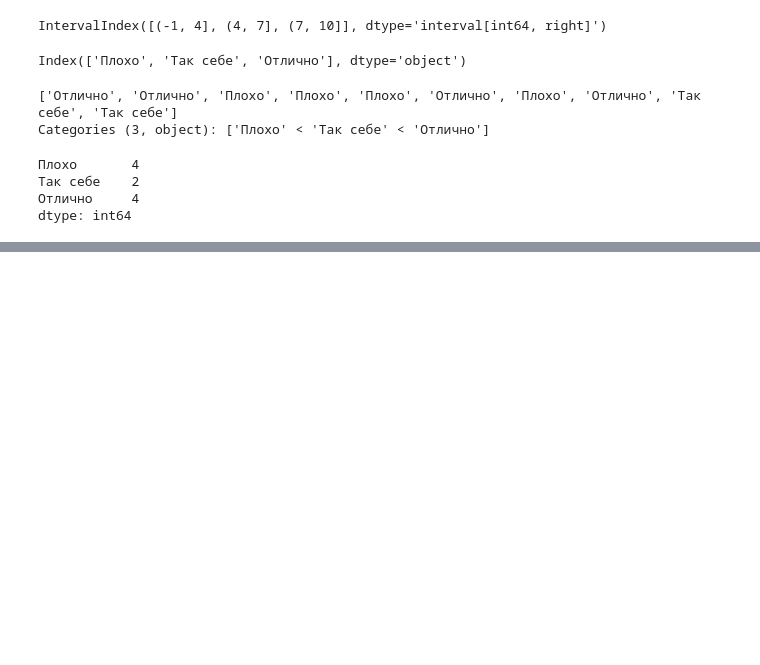
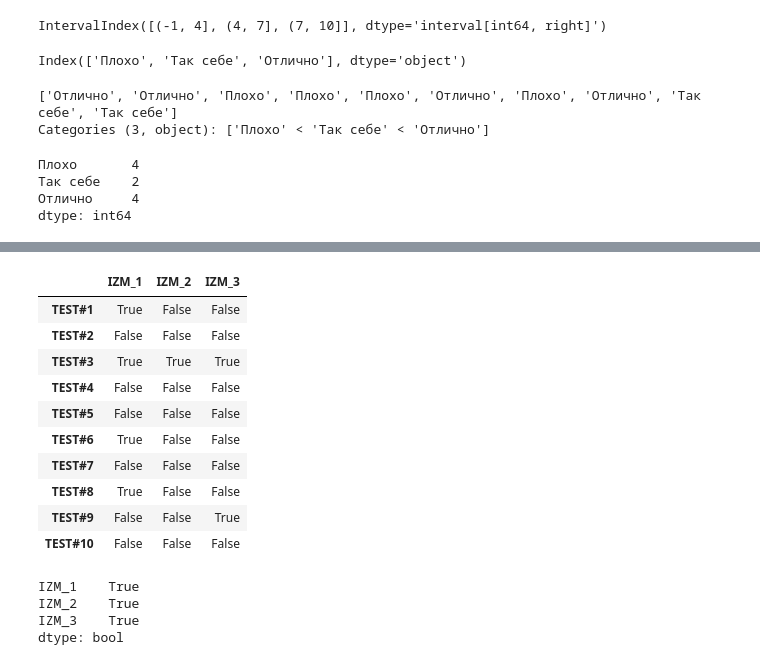
Before and after one commit to kroninam/My_notes_for_Pandas, a Jupyter notebook: 007_Pandas_чистка_и_подготовка_данных_к_анализу.ipynb, the cells around one changed output, grey strips where cells are left out. Saved outputs shown, nothing was run; the diff lists cells and outputs as text; code cells hidden in the pictures; blank space fills up the shorter version.

```diff
--- a/007_Pandas_чистка_и_подготовка_данных_к_анализу.ipynb
+++ b/007_Pandas_чистка_и_подготовка_данных_к_анализу.ipynb
@@ -965,0 +1162,23 @@ dtype: int64
+# %%
+mask = np.abs(df)>1
+# %%
+mask
+# %% [output]
+|  | IZM_1 | IZM_2 | IZM_3 |
+| TEST#1 | True | False | False |
+| TEST#2 | False | False | False |
+| TEST#3 | True | True | True |
+| TEST#4 | False | False | False |
+| TEST#5 | False | False | False |
+| TEST#6 | True | False | False |
+| TEST#7 | False | False | False |
+| TEST#8 | True | False | False |
+| TEST#9 | False | False | True |
+| TEST#10 | False | False | False |
+# %%
+mask.any()
+# %% [output]
+IZM_1    True
+IZM_2    True
+IZM_3    True
+dtype: bool
```
Also changed, not shown: parts of 27 cells of this notebook.
